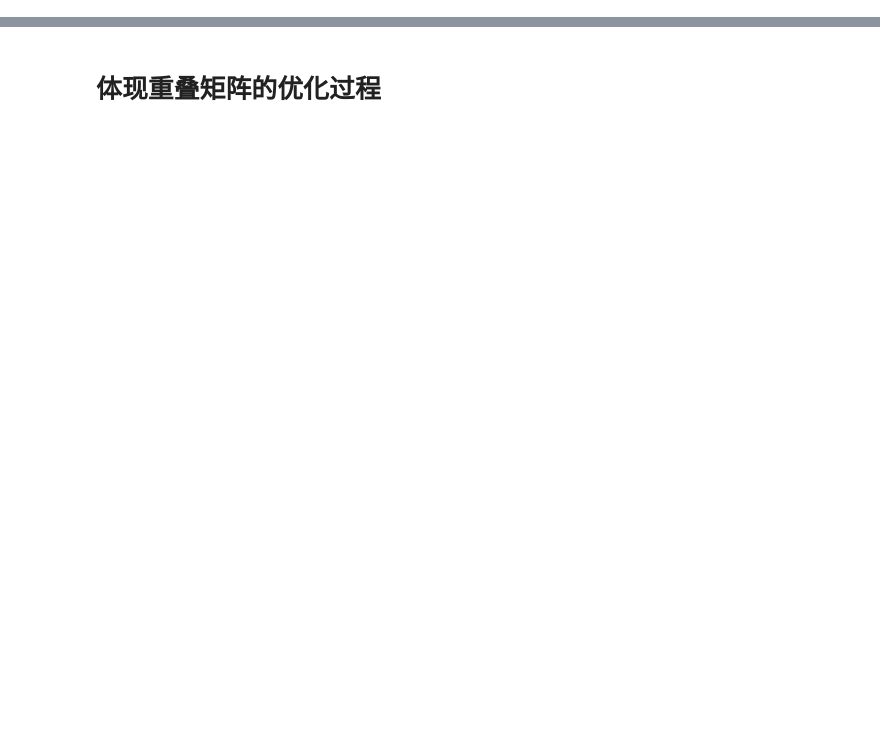
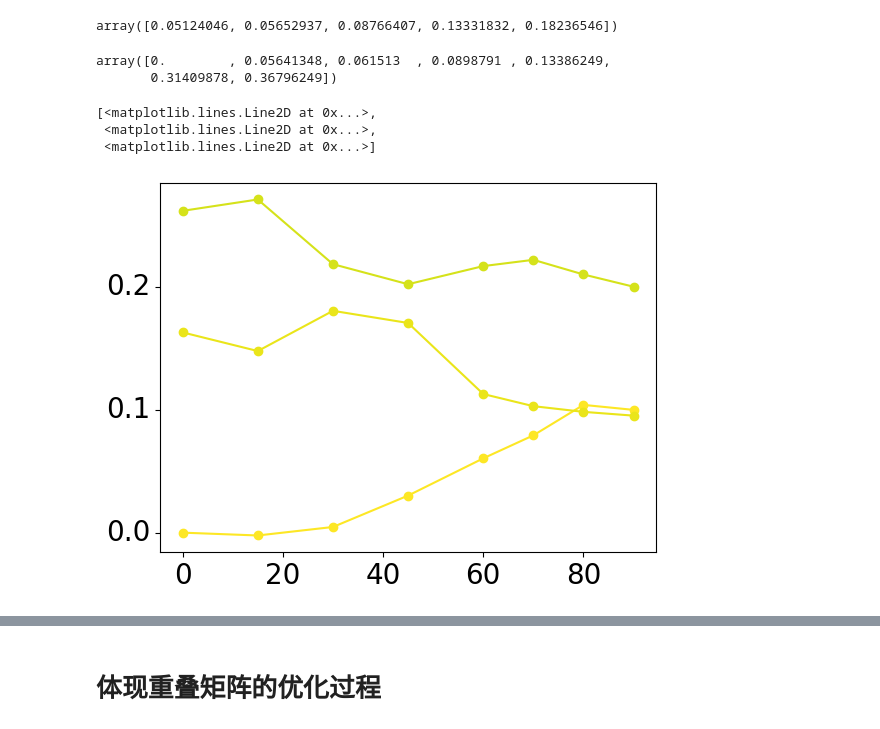
Before and after one commit to KingDamLiu/ferminet-excited, a Jupyter notebook: run/plot_cerve.ipynb, the cells around one changed output, grey strips where cells are left out. Cells and saved outputs as stored; diff of their text form; code cells hidden in the pictures; blank space fills up the shorter version.

```diff
--- a/run/plot_cerve.ipynb
+++ b/run/plot_cerve.ipynb
@@ -64,0 +325,17 @@ Name: 19121, dtype: float64
+# %%
+np.array([11245.98141,12406.76247,19240.03963,29259.98931,40024.59099])/219474.63
+# %% [output]
+array([0.05124046, 0.05652937, 0.08766407, 0.13331832, 0.18236546])
+# %%
+np.array([0.0,35.4,38.6,56.4,84,197.1,230.9])*0.0015936010974213599
+# %% [output]
+array([0.        , 0.05641348, 0.061513  , 0.0898791 , 0.13386249,
+       0.31409878, 0.36796249])
+# %%
+EPS = pd.DataFrame(E_ex).T.to_numpy()
+plt.plot([0,15,30,45,60,70,80,90],EPS-EPS[0,0], 'o-')
+# %% [output]
+[<matplotlib.lines.Line2D at 0x...>,
+ <matplotlib.lines.Line2D at 0x...>,
+ <matplotlib.lines.Line2D at 0x...>]
+[figure, added]
```
Also changed, not shown: parts of 41 cells of this notebook, 33 other files.
